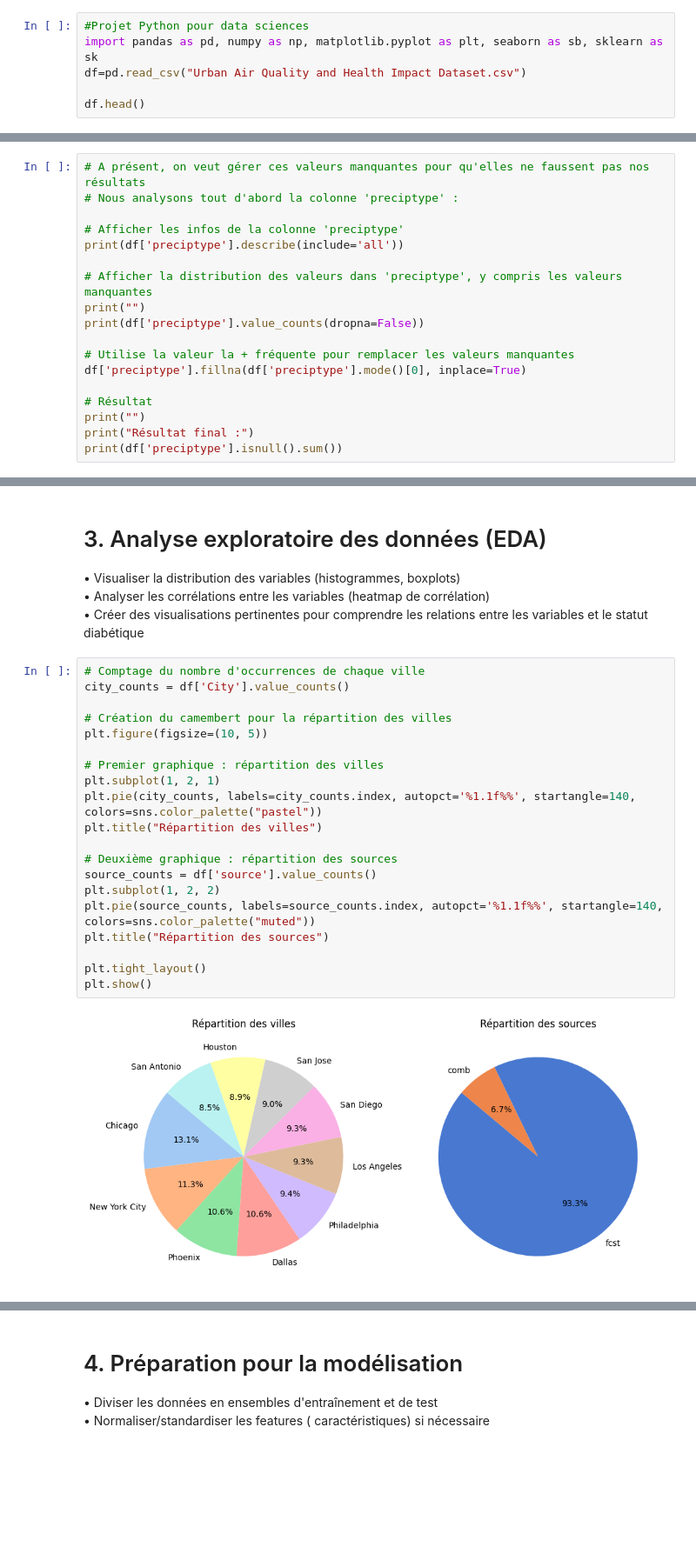
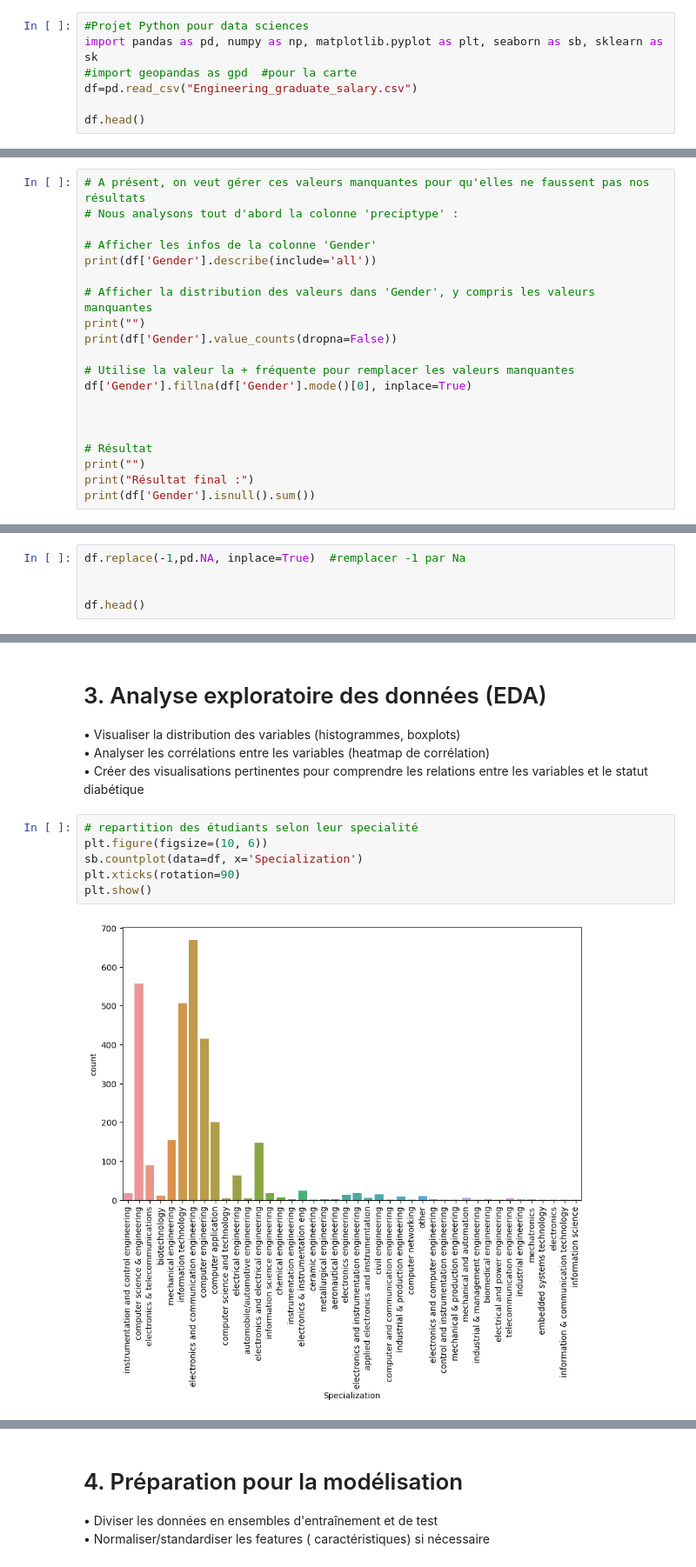
Before and after one commit to MGentieu/Projet_python_data, a Jupyter notebook: Notebook_projet.ipynb, the cells around one changed output, grey strips where cells are left out. Shown at 87% size. Cells and saved outputs as stored; diff of their text form; blank space fills up the shorter version.

```diff
--- a/Notebook_projet.ipynb
+++ b/Notebook_projet.ipynb
@@ -8,7 +8,8 @@ statistiques descriptives
 # %%
 #Projet Python pour data sciences
 import pandas as pd, numpy as np, matplotlib.pyplot as plt, seaborn as sb, sklearn as sk
-df=pd.read_csv("Urban Air Quality and Health Impact Dataset.csv")
+#import geopandas as gpd  #pour la carte
+df=pd.read_csv("Engineering_graduate_salary.csv")
 
 df.head()
 # %% [output]
@@ -48,18 +46,20 @@ dtype: int64
 # A présent, on veut gérer ces valeurs manquantes pour qu'elles ne faussent pas nos résultats
 # Nous analysons tout d'abord la colonne 'preciptype' :
 
-# Afficher les infos de la colonne 'preciptype'
-print(df['preciptype'].describe(include='all'))
+# Afficher les infos de la colonne 'Gender'
+print(df['Gender'].describe(include='all'))
 
-# Afficher la distribution des valeurs dans 'preciptype', y compris les valeurs manquantes
+# Afficher la distribution des valeurs dans 'Gender', y compris les valeurs manquantes
 print("")
-print(df['preciptype'].value_counts(dropna=False))
+print(df['Gender'].value_counts(dropna=False))
 
 # Utilise la valeur la + fréquente pour remplacer les valeurs manquantes
-df['preciptype'].fillna(df['preciptype'].mode()[0], inplace=True)
+df['Gender'].fillna(df['Gender'].mode()[0], inplace=True)
+
+
 
 # Résultat
 print("")
 print("Résultat final :")
-print(df['preciptype'].isnull().sum())
+print(df['Gender'].isnull().sum())
 # %% [output]
@@ -84,0 +79,5 @@ For example, when doing 'df[col].method(value, inplace=True)', try using 'df.met
+# %%
+df.replace(-1,pd.NA, inplace=True)  #remplacer -1 par Na
+
+
+df.head()
@@ -89,24 +96,10 @@ For example, when doing 'df[col].method(value, inplace=True)', try using 'df.met
 • Créer des visualisations pertinentes pour comprendre les relations entre les
 variables et le statut diabétique
 # %%
-# Comptage du nombre d'occurrences de chaque ville
-city_counts = df['City'].value_counts()
-
-# Création du camembert pour la répartition des villes
-plt.figure(figsize=(10, 5))
-
-# Premier graphique : répartition des villes
-plt.subplot(1, 2, 1)
-plt.pie(city_counts, labels=city_counts.index, autopct='%1.1f%%', startangle=140, colors=sns.color_palette("pastel"))
-plt.title("Répartition des villes")
-
-# Deuxième graphique : répartition des sources
-source_counts = df['source'].value_counts()
-plt.subplot(1, 2, 2)
-plt.pie(source_counts, labels=source_counts.index, autopct='%1.1f%%', startangle=140, colors=sns.color_palette("muted"))
-plt.title("Répartition des sources")
-
-plt.tight_layout()
+# repartition des étudiants selon leur specialité
+plt.figure(figsize=(10, 6))
+sb.countplot(data=df, x='Specialization')
+plt.xticks(rotation=90)
 plt.show()
 # %% [output]
-[figure, old version]
+[figure, new version]
```
Also changed, not shown: parts of 10 cells of this notebook, 1 other file.
